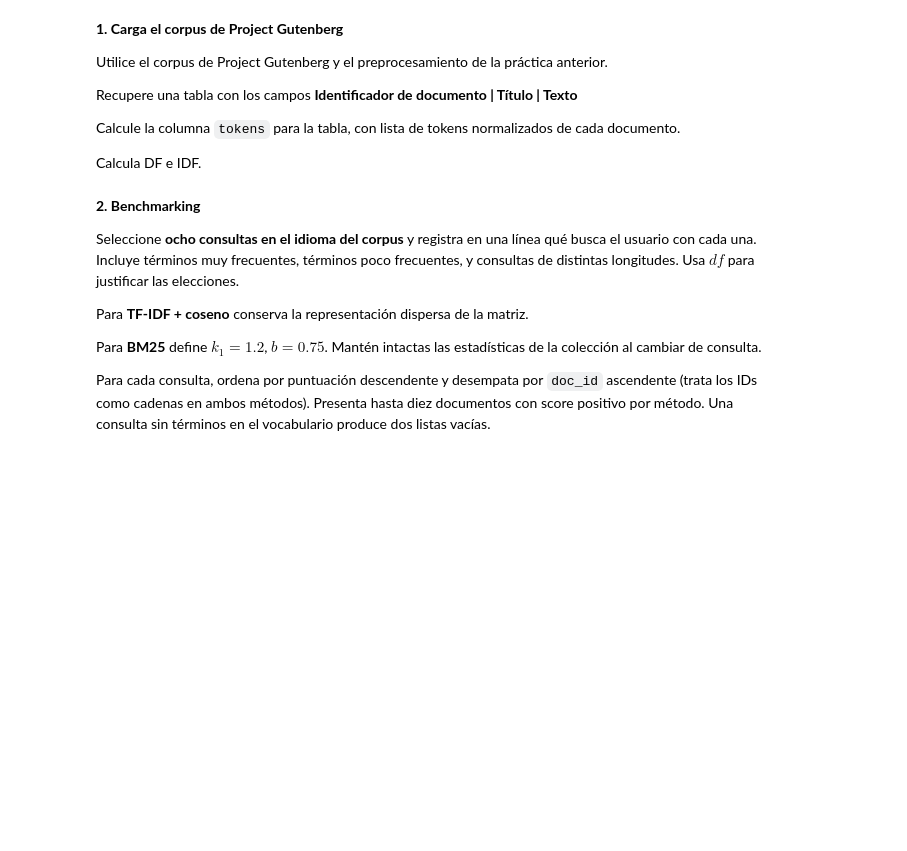
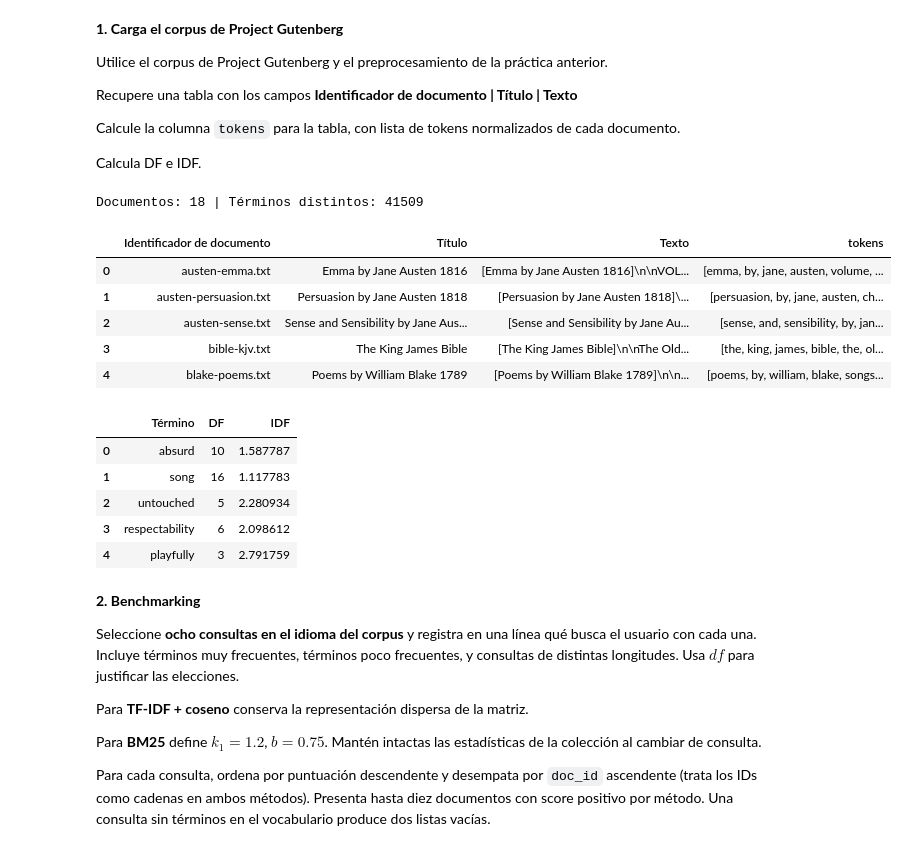
Before and after one commit to Boris-epn/Recuperaci-n-de-la-informaci-n, a Jupyter notebook: Primer bimestre/04_bm25.ipynb, the cells around one changed output. Drawn from its saved outputs; the diff is of its cells as text; code cells hidden in the pictures; blank space fills up the shorter version.

```diff
--- a/Primer bimestre/04_bm25.ipynb
+++ b/Primer bimestre/04_bm25.ipynb
@@ -15,6 +15,71 @@ Recupere una tabla con los campos **Identificador de documento | Título | Texto
 Calcule la columna `tokens` para la tabla, con lista de tokens normalizados de cada documento.
 
 Calcula DF e IDF.
+# %%
+import re
+from collections import Counter
+from math import log
+
+import nltk
+import pandas as pd
+from nltk.corpus import gutenberg
+
+nltk.download("gutenberg", quiet=True)
+
+
+def preprocesar(texto):
+    return re.findall(r"[^\W\d_]+", texto.lower())
+
+
+filas = []
+
+for doc_id in gutenberg.fileids():
+    texto = gutenberg.raw(doc_id)
+    encabezado = re.search(r"\[([^\]]+)\]", texto[:500])
+    titulo = " ".join(encabezado.group(1).split()) if encabezado else doc_id
+
+    filas.append({
+        "Identificador de documento": str(doc_id),
+        "Título": titulo,
+        "Texto": texto,
+        "tokens": preprocesar(texto),
+    })
+
+corpus = pd.DataFrame(filas)
+
+N = len(corpus)
+df_corpus = Counter()
+
+for tokens in corpus["tokens"]:
+    df_corpus.update(set(tokens))
+
+idf_corpus = {
+    termino: log(N / df) + 1
+    for termino, df in df_corpus.items()
+}
+
+estadisticas_terminos = pd.DataFrame([
+    {"Término": termino, "DF": df, "IDF": idf_corpus[termino]}
+    for termino, df in df_corpus.items()
+])
+
+print(f"Documentos: {N} | Términos distintos: {len(df_corpus)}")
+display(corpus.head())
+display(estadisticas_terminos.head())
+# %% [output]
+Documentos: 18 | Términos distintos: 41509
+|  | Identificador de documento | Título | Texto | tokens |
+| 0 | austen-emma.txt | Emma by Jane Austen 1816 | [Emma by Jane Austen 1816]\n\nVOL... | [emma, by, jane, austen, volume, ... |
+| 1 | austen-persuasion.txt | Persuasion by Jane Austen 1818 | [Persuasion by Jane Austen 1818]\... | [persuasion, by, jane, austen, ch... |
+| 2 | austen-sense.txt | Sense and Sensibility by Jane Aus... | [Sense and Sensibility by Jane Au... | [sense, and, sensibility, by, jan... |
+| 3 | bible-kjv.txt | The King James Bible | [The King James Bible]\n\nThe Old... | [the, king, james, bible, the, ol... |
+| 4 | blake-poems.txt | Poems by William Blake 1789 | [Poems by William Blake 1789]\n\n... | [poems, by, william, blake, songs... |
+|  | Término | DF | IDF |
+| 0 | absurd | 10 | 1.587787 |
+| 1 | song | 16 | 1.117783 |
+| 2 | untouched | 5 | 2.280934 |
+| 3 | respectability | 6 | 2.098612 |
+| 4 | playfully | 3 | 2.791759 |
 # %% [markdown]
 **2. Benchmarking**
 
```
Also changed, not shown: parts of 4 cells of this notebook.
